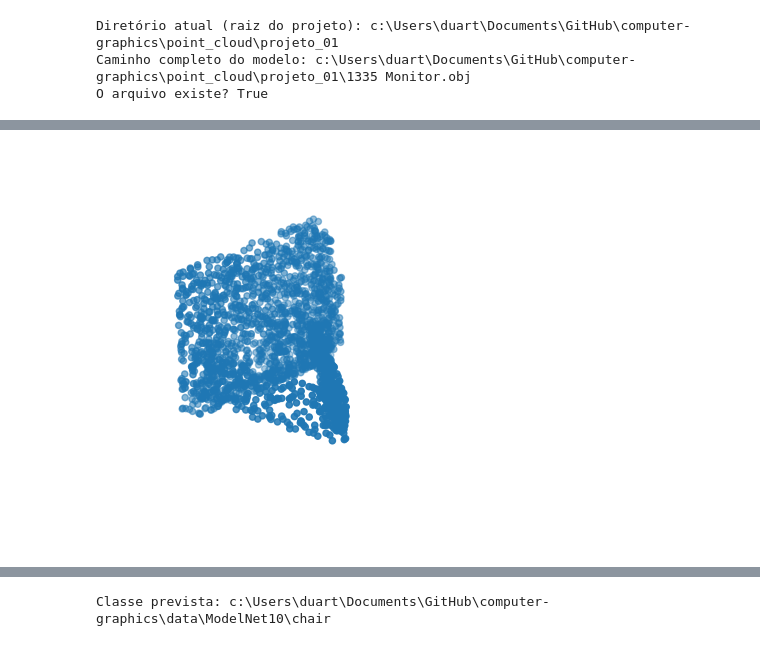
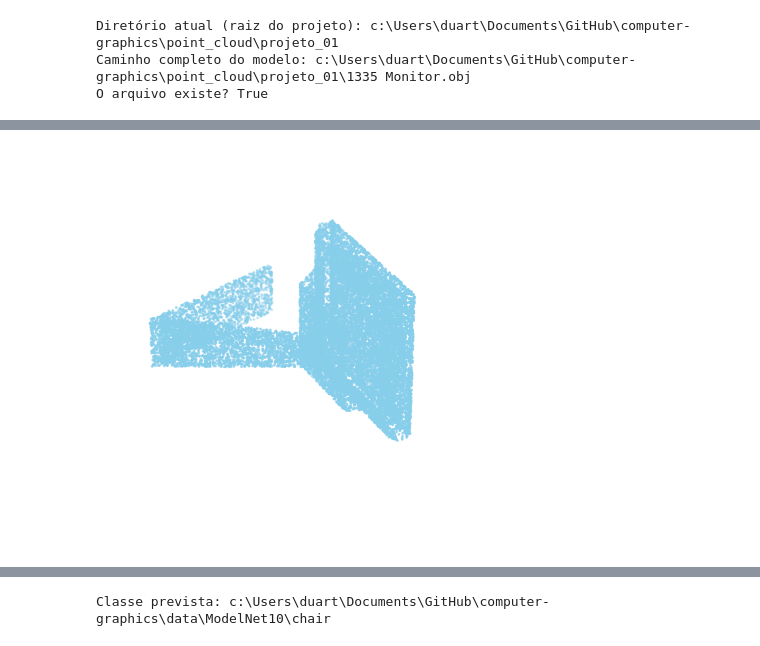
Before and after one commit to danielduartt/computer-graphics, a Jupyter notebook: point_cloud/projeto_01/3D_PointCloudClassificatio.ipynb, the cells around one changed output, grey strips where cells are left out. Saved outputs shown, nothing was run; the diff lists cells and outputs as text; code cells hidden in the pictures.

```diff
--- a/point_cloud/projeto_01/3D_PointCloudClassificatio.ipynb
+++ b/point_cloud/projeto_01/3D_PointCloudClassificatio.ipynb
@@ -320,24 +320,30 @@ mesh_test.show()
 # %%
 
 # Verifica se veio como Scene
 if isinstance(mesh_test, trimesh.Scene):
     # Junta todas as geometries em uma só malha (flatten)
     mesh_test = trimesh.util.concatenate(
         [g for g in mesh_test.geometry.values()]
     )
 
 # Agora mesh é do tipo Trimesh
-points = mesh_test.sample(2000)
+points = mesh_test.sample(20000)
 
-# Visualiza (opcional)
-import matplotlib.pyplot as plt
+# Visualiza a nuvem de pontos
 fig = plt.figure(figsize=(5, 5))
 ax = fig.add_subplot(111, projection='3d')
-ax.scatter(points[:, 0], points[:, 1], points[:, 2])
+ax.scatter(points[:, 0], points[:, 1], points[:, 2], c='skyblue', s=1)
+
+# Configura o ângulo de visualização
+ax.view_init(elev=30, azim=45)  # Elevação de 30° e rotação de 45° no eixo horizontal
+
+# Desativa os eixos
 ax.set_axis_off()
+
+# Mostra o gráfico
 plt.show()
 # %% [output]
-[figure, old version]
+[figure, new version]
 # %%
 points -= points.mean(axis=0)
 points /= np.max(np.linalg.norm(points, axis=1))
```
Also changed, not shown: parts of 2 cells of this notebook, 1 other file.
